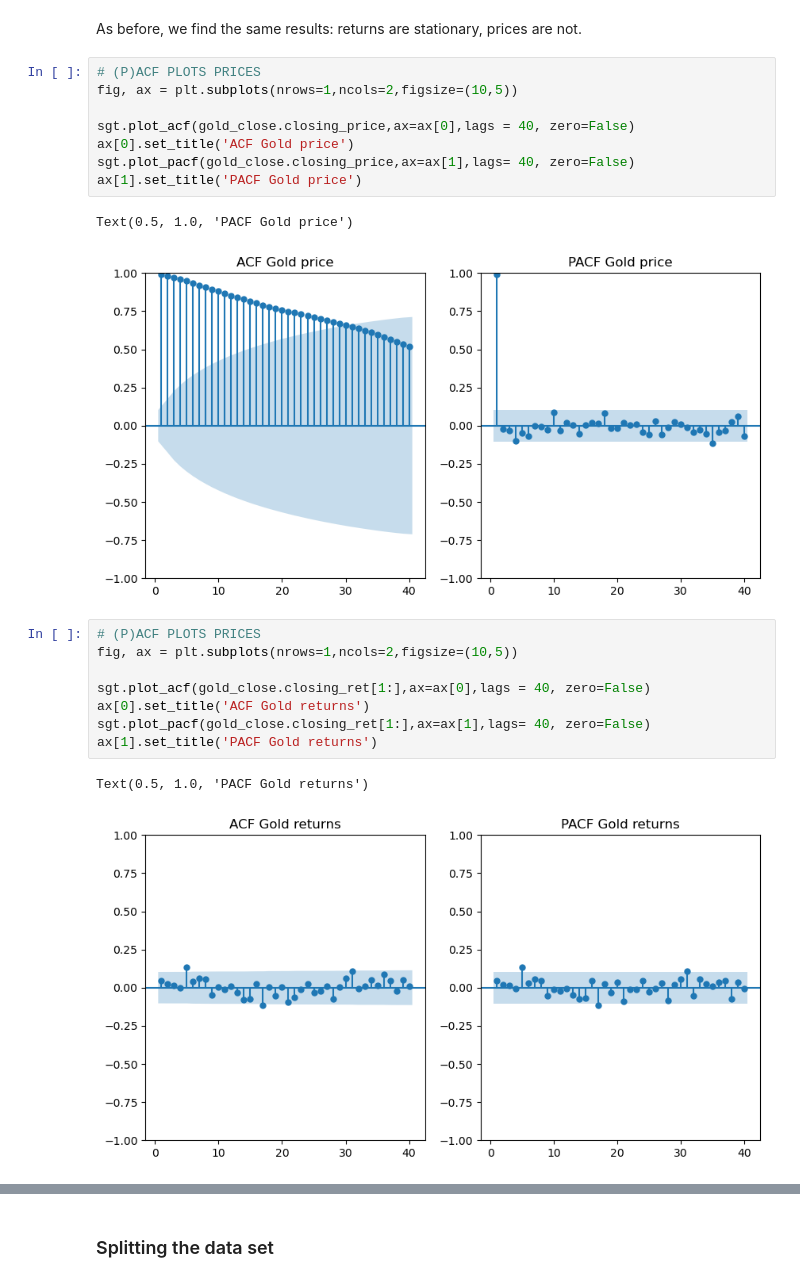
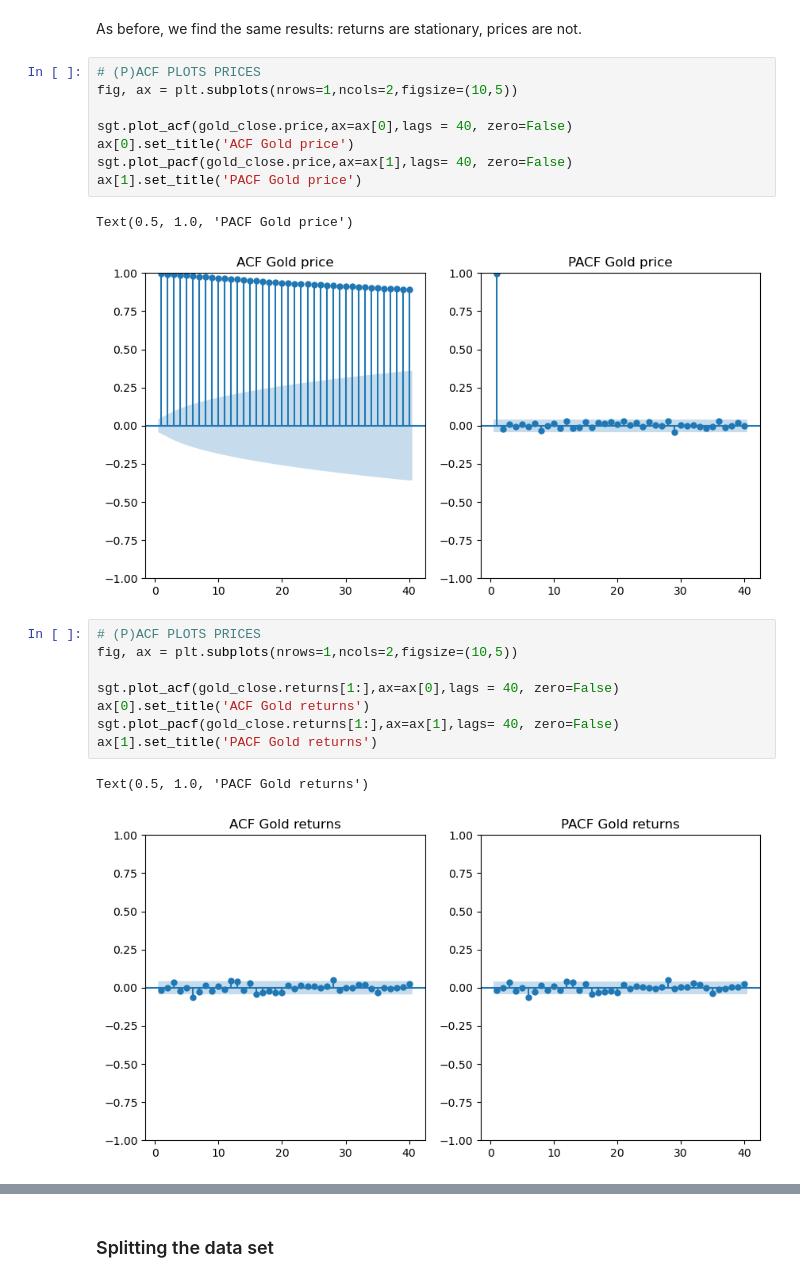
Before and after one commit to dHuberYoumans/time_series_analysis, a Jupyter notebook: time_series.ipynb, the cells around one changed output, grey strips where cells are left out. Cells and saved outputs as stored; diff of their text form.

```diff
--- a/time_series.ipynb
+++ b/time_series.ipynb
@@ -543,24 +543,24 @@ As before, we find the same results: returns are stationary, prices are not.
 # %%
 # (P)ACF PLOTS PRICES
 fig, ax = plt.subplots(nrows=1,ncols=2,figsize=(10,5))
 
-sgt.plot_acf(gold_close.closing_price,ax=ax[0],lags = 40, zero=False)
+sgt.plot_acf(gold_close.price,ax=ax[0],lags = 40, zero=False)
 ax[0].set_title('ACF Gold price')
-sgt.plot_pacf(gold_close.closing_price,ax=ax[1],lags= 40, zero=False)
+sgt.plot_pacf(gold_close.price,ax=ax[1],lags= 40, zero=False)
 ax[1].set_title('PACF Gold price')
 # %% [output]
 Text(0.5, 1.0, 'PACF Gold price')
-[figure, old version]
+[figure, new version]
 # %%
 # (P)ACF PLOTS PRICES
 fig, ax = plt.subplots(nrows=1,ncols=2,figsize=(10,5))
 
-sgt.plot_acf(gold_close.closing_ret[1:],ax=ax[0],lags = 40, zero=False)
+sgt.plot_acf(gold_close.returns[1:],ax=ax[0],lags = 40, zero=False)
 ax[0].set_title('ACF Gold returns')
-sgt.plot_pacf(gold_close.closing_ret[1:],ax=ax[1],lags= 40, zero=False)
+sgt.plot_pacf(gold_close.returns[1:],ax=ax[1],lags= 40, zero=False)
 ax[1].set_title('PACF Gold returns')
 # %% [output]
 Text(0.5, 1.0, 'PACF Gold returns')
-[figure, old version]
+[figure, new version]
 # %%
 # DICKEY-FULLER TEST GOLD RETURNS
```
Also changed, not shown: parts of 59 cells of this notebook.
